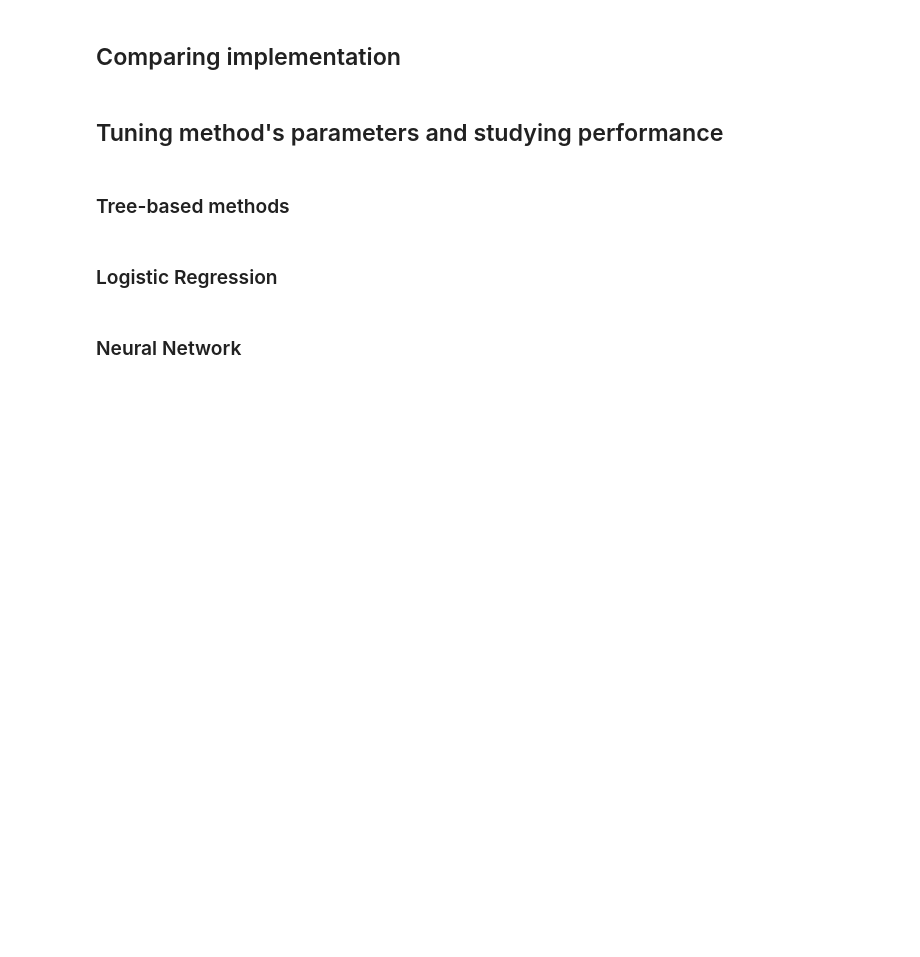
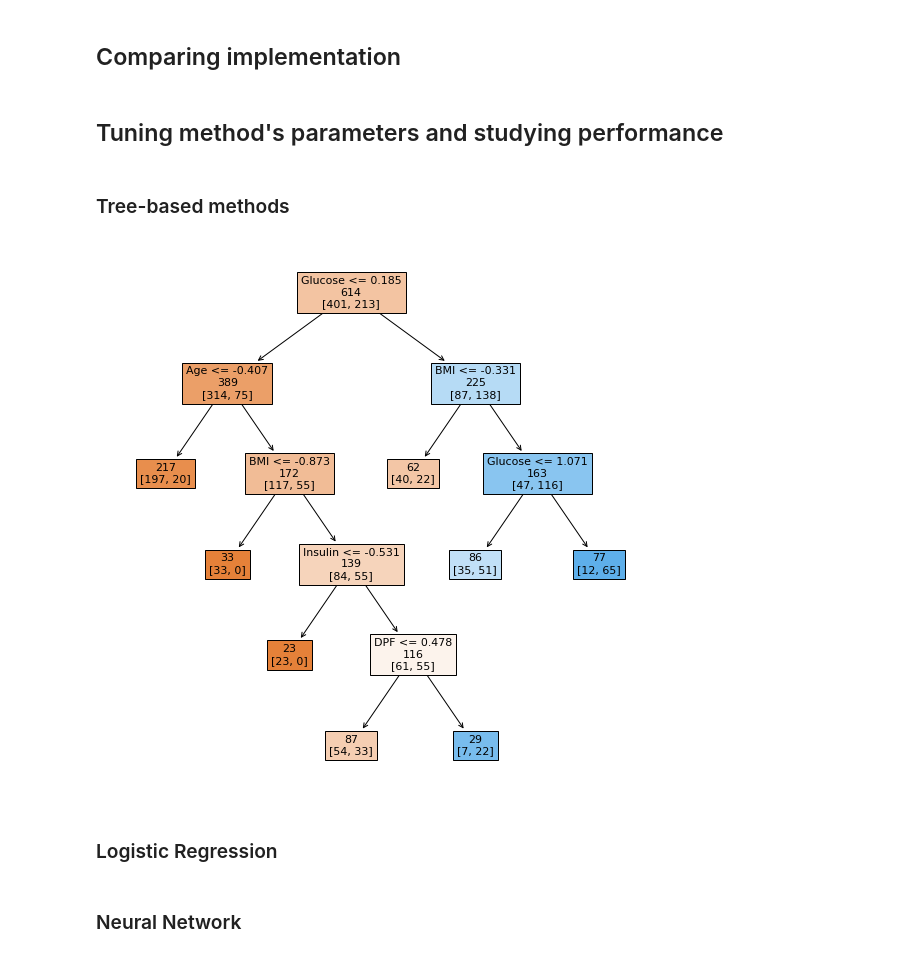
Before and after one commit to matteodales/-FYS-STK4155_Applied_Data_Analysis_and_Machine_Learning, a Jupyter notebook: project3/code/analysis.ipynb, the cells around one changed output. Drawn from its saved outputs; the diff is of its cells as text; code cells hidden in the pictures; blank space fills up the shorter version.

Commit message:
added print pruned tree

```diff
--- a/project3/code/analysis.ipynb
+++ b/project3/code/analysis.ipynb
@@ -145,6 +165,14 @@ plt.ylabel("Accuracy", fontsize=15)
 plt.title("Train and test accuracy for classification tree", fontsize=15)
 plt.show()
 #plt.savefig("Train and test accuracy for classification tree.png")
+# %%
+dt = DecisionTreeClassifier(ccp_alpha=0.006).fit(X_train,y_train)
+fig = plt.figure(figsize=(10,10))
+plot_tree(dt,feature_names=df.columns,impurity=False, label='none', fontsize=11, filled=True)
+#plt.savefig("Pruned tree.png")
+plt.show()
+# %% [output]
+[figure, added]
 # %%
 # compare ensemble methods with increasing number of trees and unpruned tree
 
```
Also changed, not shown: parts of 5 cells of this notebook, 1 other file.
